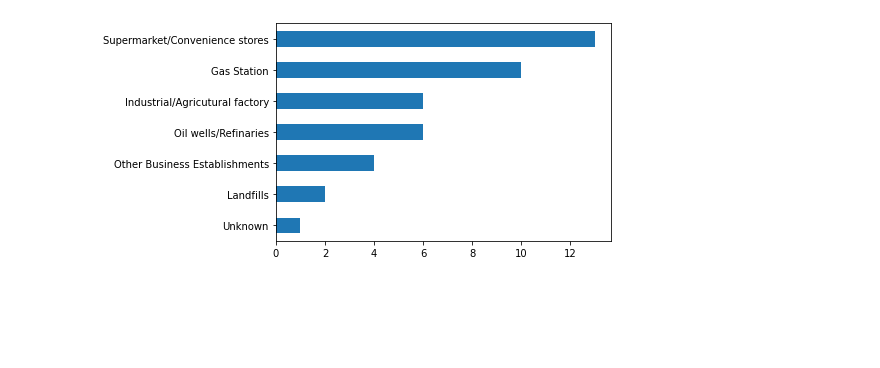
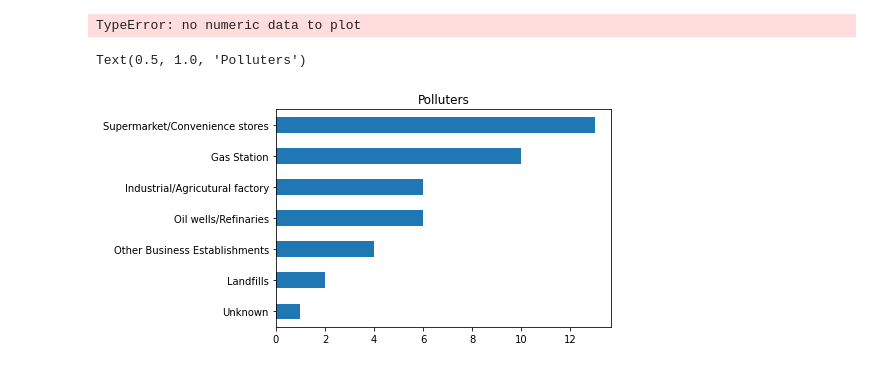
Before and after one commit to chsharrison/IntroSciComp_S2021, a Jupyter notebook: Dwight Capus/final_code.ipynb, the cells around one changed output. Cells and saved outputs as stored; diff of their text form; code cells hidden in the pictures; blank space fills up the shorter version.

```diff
--- a/Dwight Capus/final_code.ipynb
+++ b/Dwight Capus/final_code.ipynb
@@ -61,8 +92,28 @@ plt.savefig('contaminants.png')
+# %%
+data_long['CONTAMINANTS'].plot().hist(bins =10 )
+plt.title('Contaminants')
+
+
+fig, ax = plt.subplots(figsize=(12,5))
+ax.bar(data3['YEAR'], data3['DUMMY'], label='New Cases')
+ax.bar(inactive['Year Deleted'], inactive['DUMMY'], 0.5, label='Closed Cases')
+#ax[1].plot(data3['YEAR'], data3['DUMMY'])
+#ax.set_xlim([datetime.date(1985), datetime.date(2020)])
+ax.xaxis.set_minor_locator(mdates.DayLocator())
+ax.set_ylabel("Number of reports")
+ax.set_xlabel("Year")
+ax.legend()
+ax.set_title("Number of Contaminants reported per year vs Closed Reports")
+plt.savefig('reportss.png')
+# %% [output]
+TypeError: no numeric data to plot
 # %%
 data['Category'].value_counts().plot(kind = 'barh').invert_yaxis()
 plt.savefig('sources.png')
+plt.title('Polluters')
 # %% [output]
+Text(0.5, 1.0, 'Polluters')
-[figure, old version]
+[figure, new version]
 # %%
 data3=pd.read_csv('Data gathered1.csv')
 data2=pd.read_csv('Data gathered1.csv', parse_dates=["DATE"])
```
Also changed, not shown: parts of 34 cells of this notebook.
